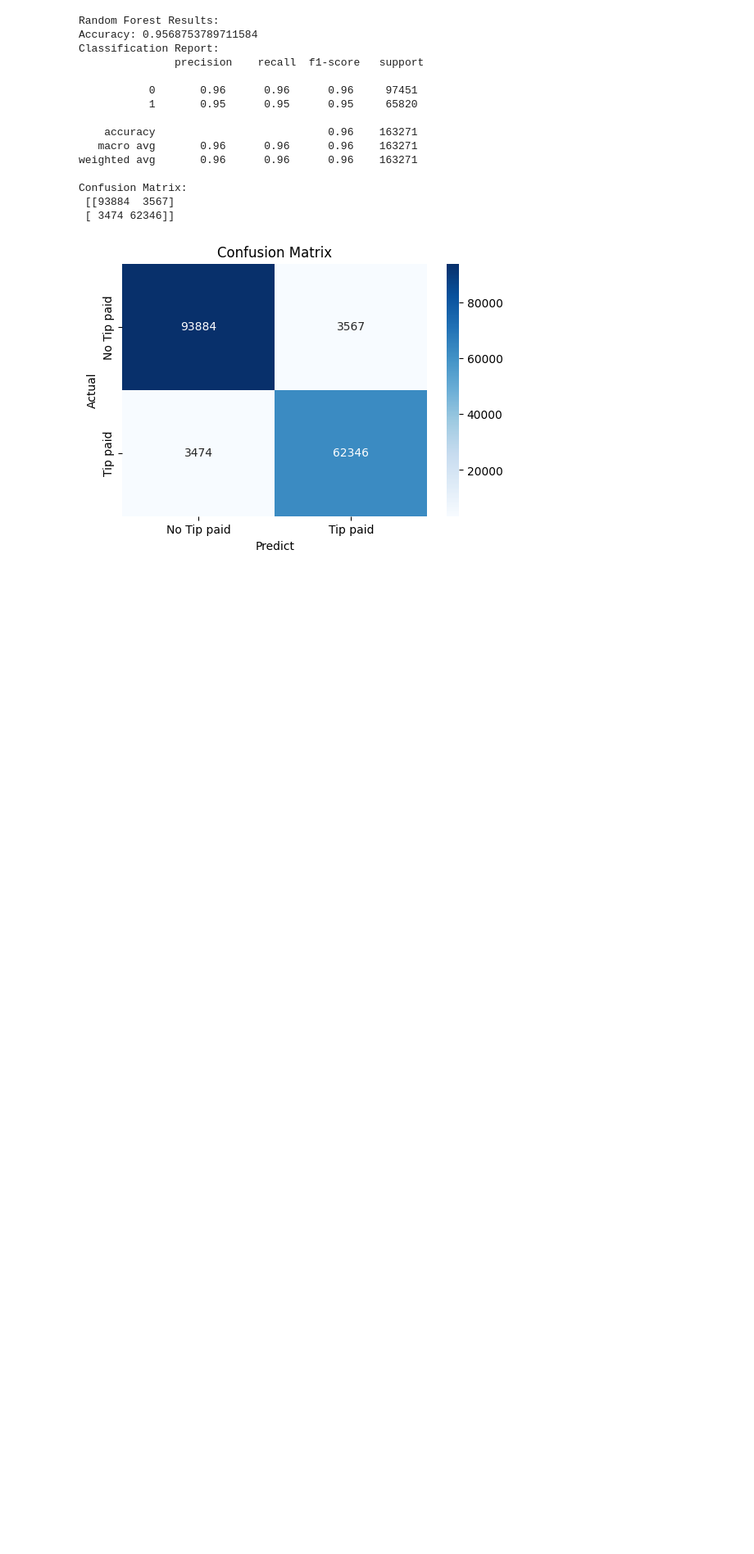
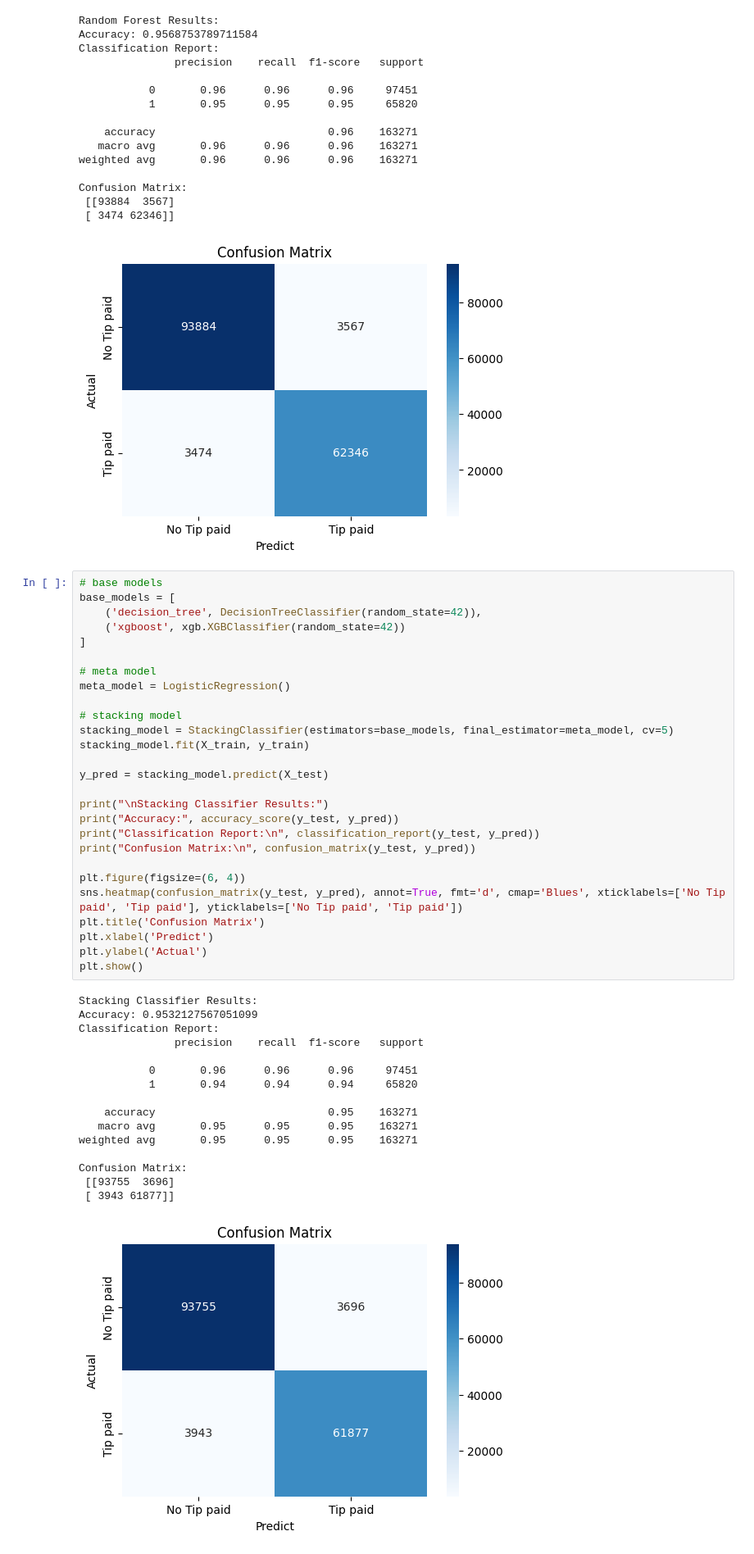
Before and after one commit to amiralimodir/Transportation-Project, a Jupyter notebook: Project.ipynb, the cells around one changed output. Shown at 82% size. Cells and saved outputs as stored; diff of their text form; blank space fills up the shorter version.

```diff
--- a/Project.ipynb
+++ b/Project.ipynb
@@ -659,3 +660,47 @@ Confusion Matrix:
  [[93884  3567]
  [ 3474 62346]]
 [figure]
+# %%
+# base models
+base_models = [
+    ('decision_tree', DecisionTreeClassifier(random_state=42)),
+    ('xgboost', xgb.XGBClassifier(random_state=42))
+]
+
+# meta model
+meta_model = LogisticRegression()
+
+# stacking model
+stacking_model = StackingClassifier(estimators=base_models, final_estimator=meta_model, cv=5)
+stacking_model.fit(X_train, y_train)
+
+y_pred = stacking_model.predict(X_test)
+
+print("\nStacking Classifier Results:")
+print("Accuracy:", accuracy_score(y_test, y_pred))
+print("Classification Report:\n", classification_report(y_test, y_pred))
+print("Confusion Matrix:\n", confusion_matrix(y_test, y_pred))
+
+plt.figure(figsize=(6, 4))
+sns.heatmap(confusion_matrix(y_test, y_pred), annot=True, fmt='d', cmap='Blues', xticklabels=['No Tip paid', 'Tip paid'], yticklabels=['No Tip paid', 'Tip paid'])
+plt.title('Confusion Matrix')
+plt.xlabel('Predict')
+plt.ylabel('Actual')
+plt.show()
+# %% [output]
+Stacking Classifier Results:
+Accuracy: 0.9532127567051099
+Classification Report:
+               precision    recall  f1-score   support
+
+           0       0.96      0.96      0.96     97451
+           1       0.94      0.94      0.94     65820
+
+    accuracy                           0.95    163271
+   macro avg       0.95      0.95      0.95    163271
+weighted avg       0.95      0.95      0.95    163271
+
+Confusion Matrix:
+ [[93755  3696]
+ [ 3943 61877]]
+[figure, added]
```
Also changed, not shown: parts of 6 cells of this notebook.
